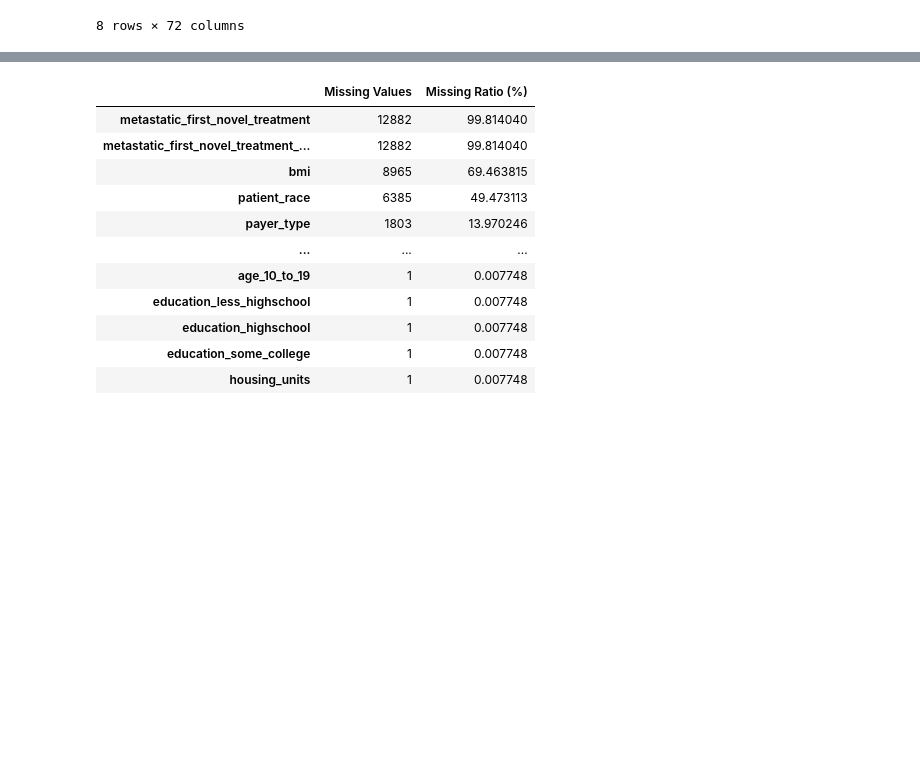
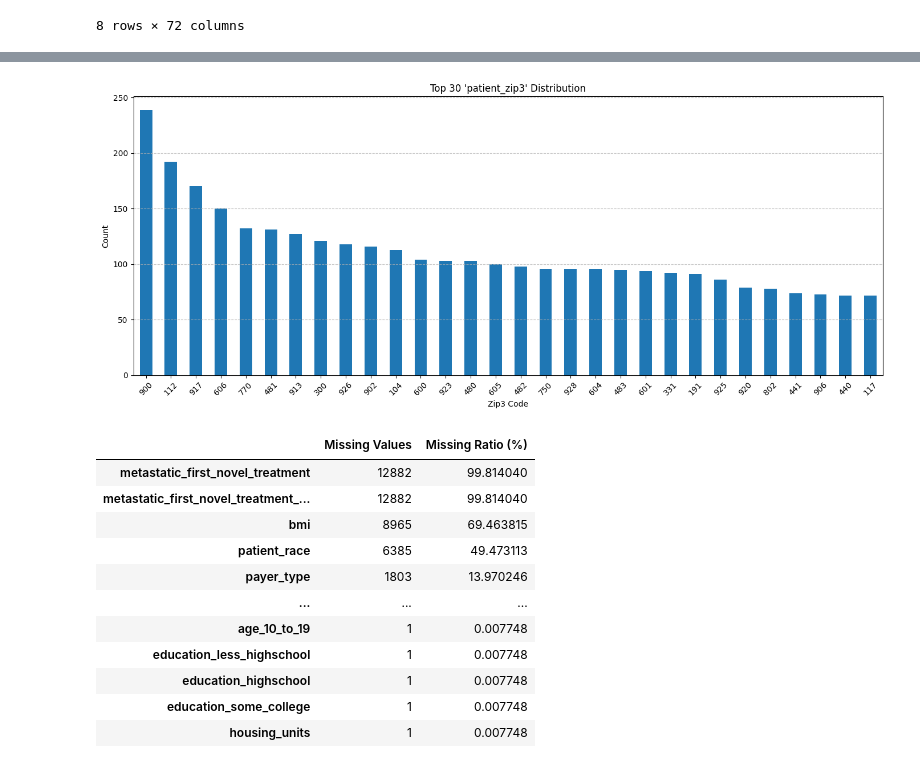
Before and after one commit to songchanho97/metastaic_cancer_prediction, a Jupyter notebook: 1st-place-wids.ipynb, the cells around one changed output, grey strips where cells are left out. Saved outputs shown, nothing was run; the diff lists cells and outputs as text; code cells hidden in the pictures; blank space fills up the shorter version.

```diff
--- a/1st-place-wids.ipynb
+++ b/1st-place-wids.ipynb
@@ -74,3 +108,20 @@ plt.show()
+# %%
+
+# 상위 30개 zip3 값 집계
+top30_zip3 = df['patient_zip3'].value_counts().head(30)
+
+# 그래프 그리기
+plt.figure(figsize=(14, 6))
+top30_zip3.plot(kind='bar')
+plt.title("Top 30 'patient_zip3' Distribution")
+plt.xlabel("Zip3 Code")
+plt.ylabel("Count")
+plt.xticks(rotation=45)
+plt.tight_layout()
+plt.grid(axis='y', linestyle='--', alpha=0.7)
+plt.show()
+# %% [output]
+[figure, added]
 # %%
 # 결측치 개수와 비율을 정리한 테이블 만들기
 missing_df = pd.DataFrame({
```
Also changed, not shown: parts of 5 cells of this notebook, 8 other files.
